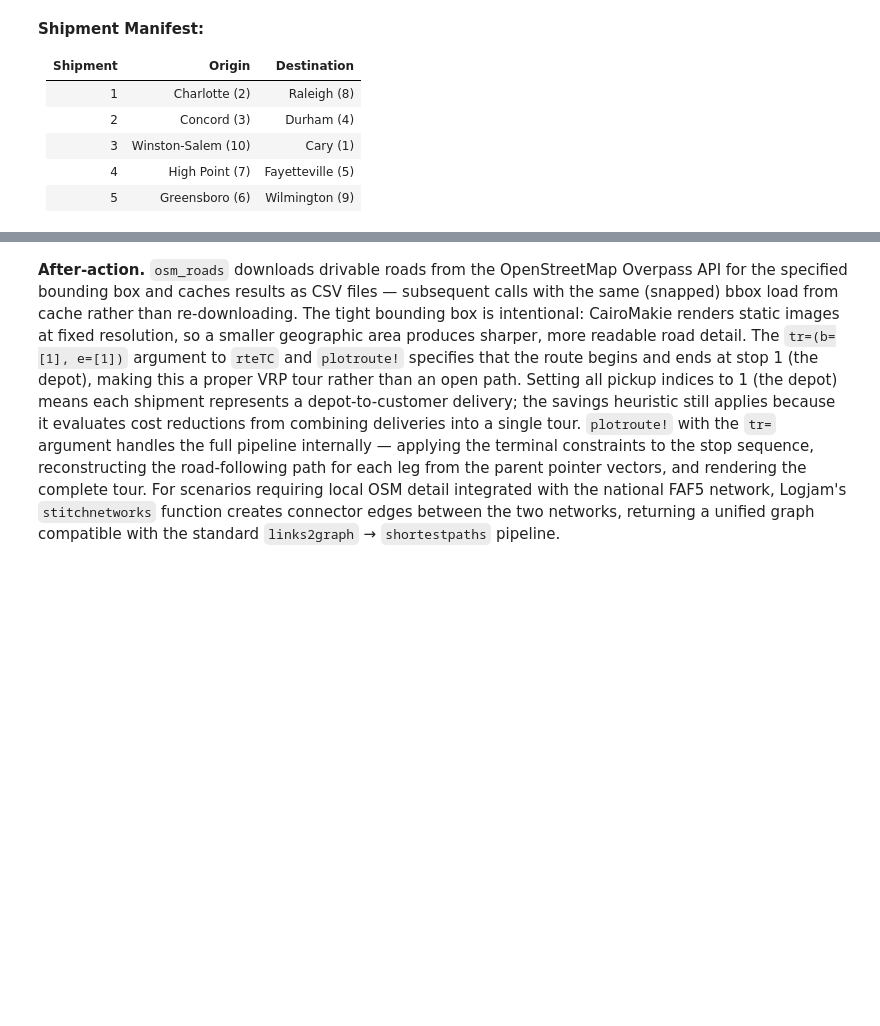
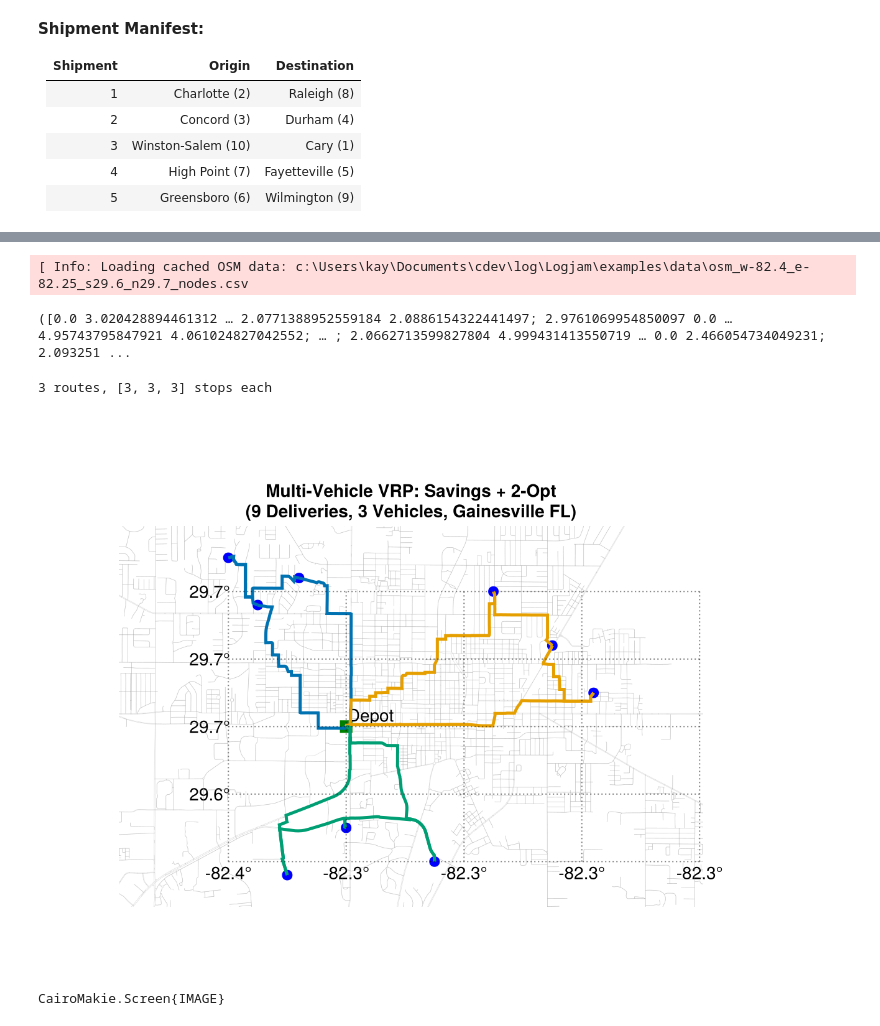
Before and after one commit to mgkay/Logjam, a Jupyter notebook: examples/logjam_examples.ipynb, the cells around one changed output, grey strips where cells are left out. Drawn from its saved outputs; the diff is of its cells as text; code cells hidden in the pictures; blank space fills up the shorter version.

Commit message:
PCV construct: Update docs, images, and reduce interstate width for RoadStyle
Co-Authored-By: Claude Opus 4.6 <noreply@anthropic.com>

```diff
--- a/examples/logjam_examples.ipynb
+++ b/examples/logjam_examples.ipynb
@@ -203,7 +269,17 @@ using Logjam
 using GeoMakie, CairoMakie, DataFrames
 
 # Download OSM road network for Gainesville urban core
-# Tight bbox chosen for CairoMakie resolution: (xmin, xmax, ymin, ymax)
-bbox = (-82.365, -82.285, 29.625, 29.685)
+bbox = (-82.365, -82.285, 29.620, 29.685)
 nodes_osm, links_osm = osm_roads(bbox; cache_dir=joinpath(@__DIR__, "data"))
-println("OSM network: $(nrow(nodes_osm)) nodes, $(nrow(links_osm)) links")
+
+# Stop coordinates: stop 1 = depot (UF campus), stops 2–10 = deliveries
+stops_lon = [-82.340, -82.360, -82.355, -82.348, -82.305, -82.298, -82.315, -82.340, -82.325, -82.350]
+stops_lat = [ 29.650,  29.675,  29.668,  29.672,  29.662,  29.655,  29.670,  29.635,  29.630,  29.628]
+
+# Build network and shortest paths
+nodes, links = addconnectors(nodes_osm, links_osm, stops_lon, stops_lat; add_nf_nf=false)
+g = links2graph(links)
+dist_mat, parents = shortestpaths(g, length(stops_lon))
+# %% [output]
+[ Info: Loading cached OSM data: c:\Users\kay\Documents\cdev\log\Logjam\examples\data\osm_w-82.4_e-82.25_s29.6_n29.7_nodes.csv
+([0.0 3.020428894461312 … 2.0771388952559184 2.0886154322441497; 2.9761069954850097 0.0 … 4.95743795847921 4.061024827042552; … ; 2.0662713599827804 4.999431413550719 … 0.0 2.466054734049231; 2.093251 ...
@@ -226,28 +286,27 @@ dist_mat, parents = shortestpaths(g, length(stops_lon))
 # %%
-# Formulate single-hub VRP: all shipments depart from depot (stop 1)
-shipments = DataFrame(
-    b = fill(1, n_dlv),        # All pickups at depot
-    e = collect(2:n_dlv+1)    # Each delivery at a distinct stop
-)
-tr = (b=[1], e=[1])            # Route starts and ends at depot
+# VRP: all deliveries depart from depot (stop 1), max 3 per vehicle
+shipments = DataFrame(b = fill(1, 9), e = 2:10)
+tr = (b=[1], e=[1])
+cost_fn(r) = length(r) > 6 ? Inf : rteTC(r, shipments, dist_mat, tr)
 
-# Construct and improve route
-cost_fn(r) = rteTC(r, shipments, dist_mat, tr)
-initial_routes = savings(cost_fn, shipments)
-final_route, cost = twoopt(initial_routes[1], cost_fn)
-println("Route cost: $(round(cost; digits=2)) miles")
+routes = savings(cost_fn, shipments)
+routes = [twoopt(r, cost_fn)[1] for r in routes]
+println(length(routes), " routes, ", [length(r)÷2 for r in routes], " stops each")
+# %% [output]
+3 routes, [3, 3, 3] stops each
 # %%
-# Map: local OSM network with optimized delivery route
+# Map: OSM road network with color-coded vehicle routes
 fig, ax = makemap(stops_lon, stops_lat)
-plotroads!(ax, links_osm, nodes_osm)
+plotroads!(ax, links, nodes)
 
-scatter!(ax, dlv_lon, dlv_lat, color=:blue, markersize=12, label="Delivery")
-scatter!(ax, [depot_lon], [depot_lat], color=:green, markersize=16,
-         marker=:rect, label="Depot")
+scatter!(ax, stops_lon[2:end], stops_lat[2:end], color=:blue, markersize=12)
+scatter!(ax, [stops_lon[1]], [stops_lat[1]], color=:green, markersize=16, marker=:rect)
+text!(ax, [stops_lon[1]], [stops_lat[1]], text=["Depot"]; aligntext([stops_lon[1]], [stops_lat[1]])...)
 
-plotroute!(ax, final_route, shipments, parents, nodes; tr=tr, color=(:red, 0.7), linewidth=2.5, show_markers=false)
+plotroute!(ax, routes, shipments, parents, nodes; tr=tr, linewidth=2.5, show_markers=false)
 
-ax.title = "Single-Hub VRP: Savings + 2-Opt\n(5 Deliveries, Gainesville FL, OSM Network)"
+ax.title = "Multi-Vehicle VRP: Savings + 2-Opt\n(9 Deliveries, 3 Vehicles, Gainesville FL)"
 display(fig)
+# %% [output]
+[figure, added]
+CairoMakie.Screen{IMAGE}
-# %% [markdown]
-**After-action.** `osm_roads` downloads drivable roads from the OpenStreetMap Overpass API for the specified bounding box and caches results as CSV files — subsequent calls with the same (snapped) bbox load from cache rather than re-downloading. The tight bounding box is intentional: CairoMakie renders static images at fixed resolution, so a smaller geographic area produces sharper, more readable road detail. The `tr=(b=[1], e=[1])` argument to `rteTC` and `plotroute!` specifies that the route begins and ends at stop 1 (the depot), making this a proper VRP tour rather than an open path. Setting all pickup indices to 1 (the depot) means each shipment represents a depot-to-customer delivery; the savings heuristic still applies because it evaluates cost reductions from combining deliveries into a single tour. `plotroute!` with the `tr=` argument handles the full pipeline internally — applying the terminal constraints to the stop sequence, reconstructing the road-following path for each leg from the parent pointer vectors, and rendering the complete tour. For scenarios requiring local OSM detail integrated with the national FAF5 network, Logjam's `stitchnetworks` function creates connector edges between the two networks, returning a unified graph compatible with the standard `links2graph` → `shortestpaths` pipeline.
```
Also changed, not shown: parts of 18 cells of this notebook, 5 other files.
